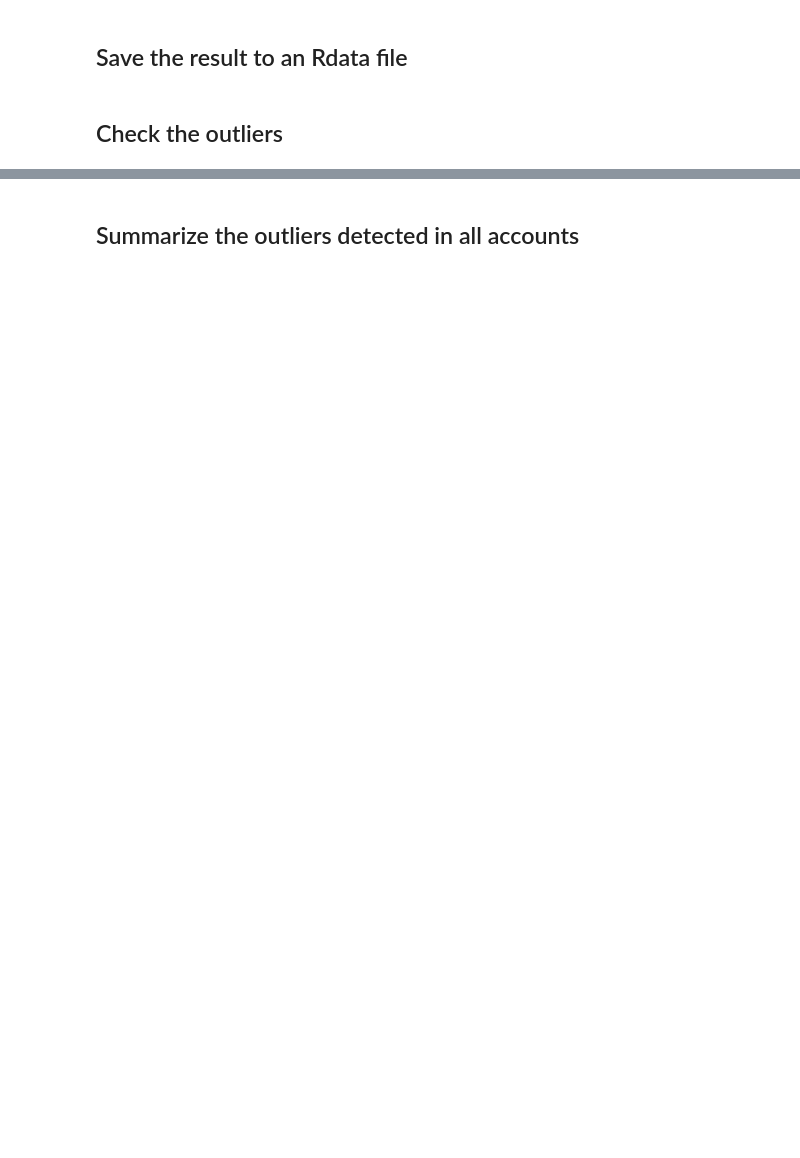
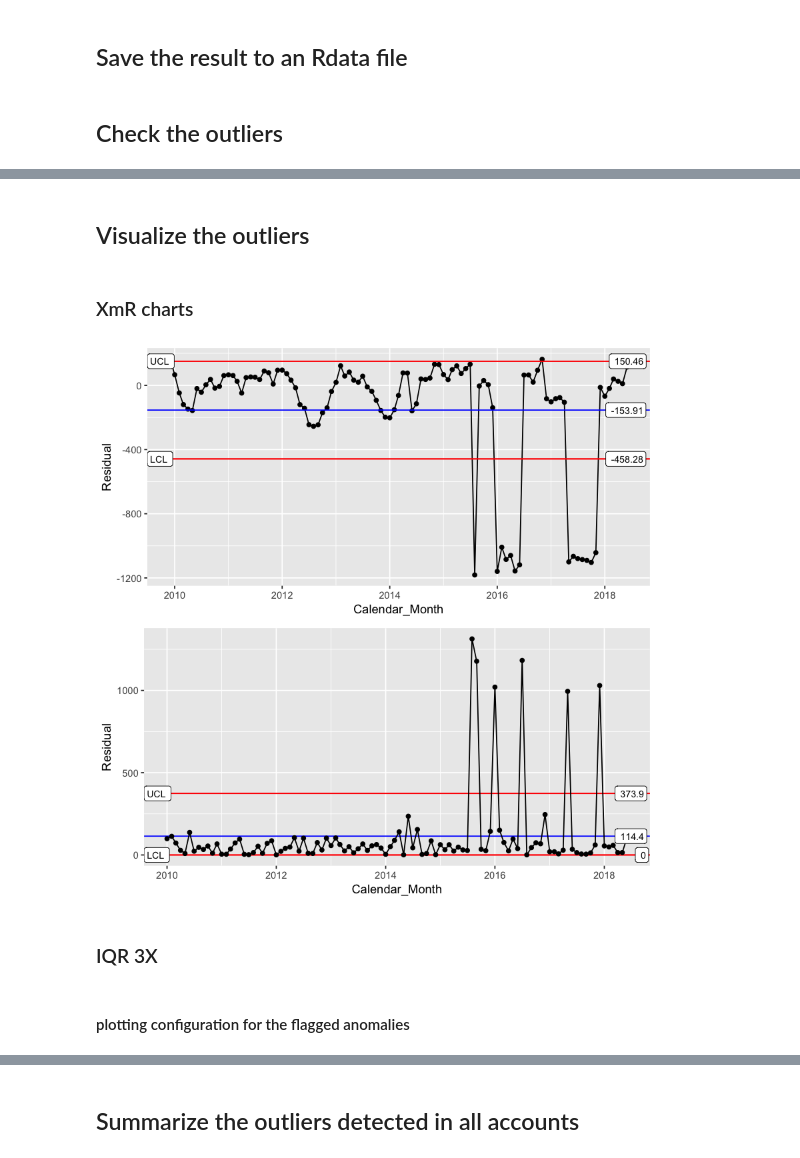
Before and after one commit to jasonfeiwang/Anomaly-Detectors, a Jupyter notebook: src/r/Time_Series_Decomposition_R.ipynb, the cells around one changed output, grey strips where cells are left out. Drawn from its saved outputs; the diff is of its cells as text; code cells hidden in the pictures; blank space fills up the shorter version.

```diff
--- a/src/r/Time_Series_Decomposition_R.ipynb
+++ b/src/r/Time_Series_Decomposition_R.ipynb
@@ -205,0 +215,17 @@ arrange(select(filter(results_stl[[3]], Anomaly_Voted == TRUE)
+# %% [markdown]
+## Visualize the outliers
+# %% [markdown]
+### XmR charts
+# %%
+x_Plot <- ggplot(results_stl[[i]], aes(x = Calendar_Month, y = Residual)) + geom_point() + geom_line() +
+  stat_QC(method = 'XmR', auto.label = T, label.digits = 2, show.1n2.sigma = F)
+
+mR_Plot <- ggplot(results_stl[[i]], aes(x = Calendar_Month, y = Residual)) + stat_mR() + stat_QC_labels(method="mR")
+
+grid.arrange(x_Plot, mR_Plot, nrow=2)
+# %% [output]
+[figure, added]
+# %% [markdown]
+### IQR 3X
+# %% [markdown]
+#### plotting configuration for the flagged anomalies
```
Also changed, not shown: parts of 22 cells of this notebook, 4 other files.
